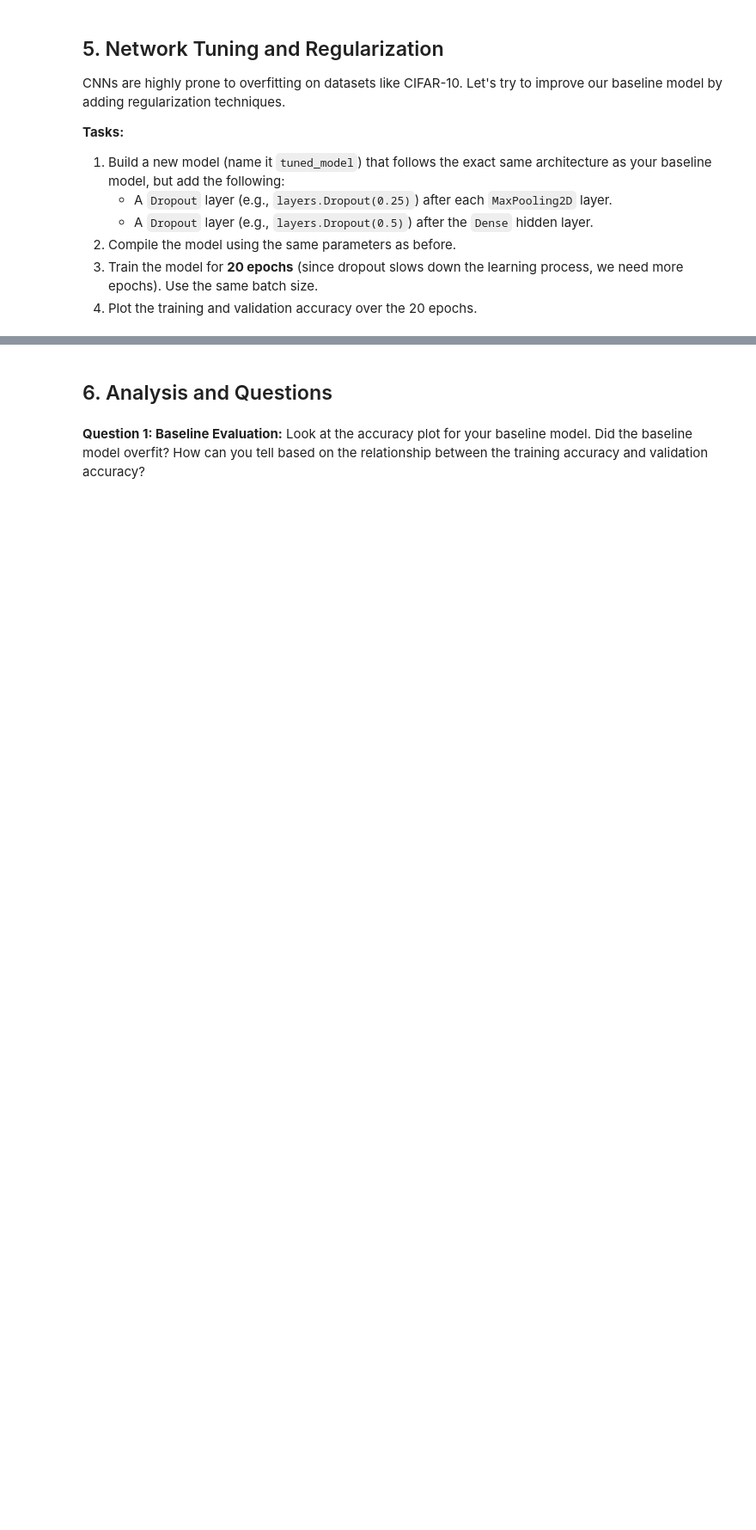
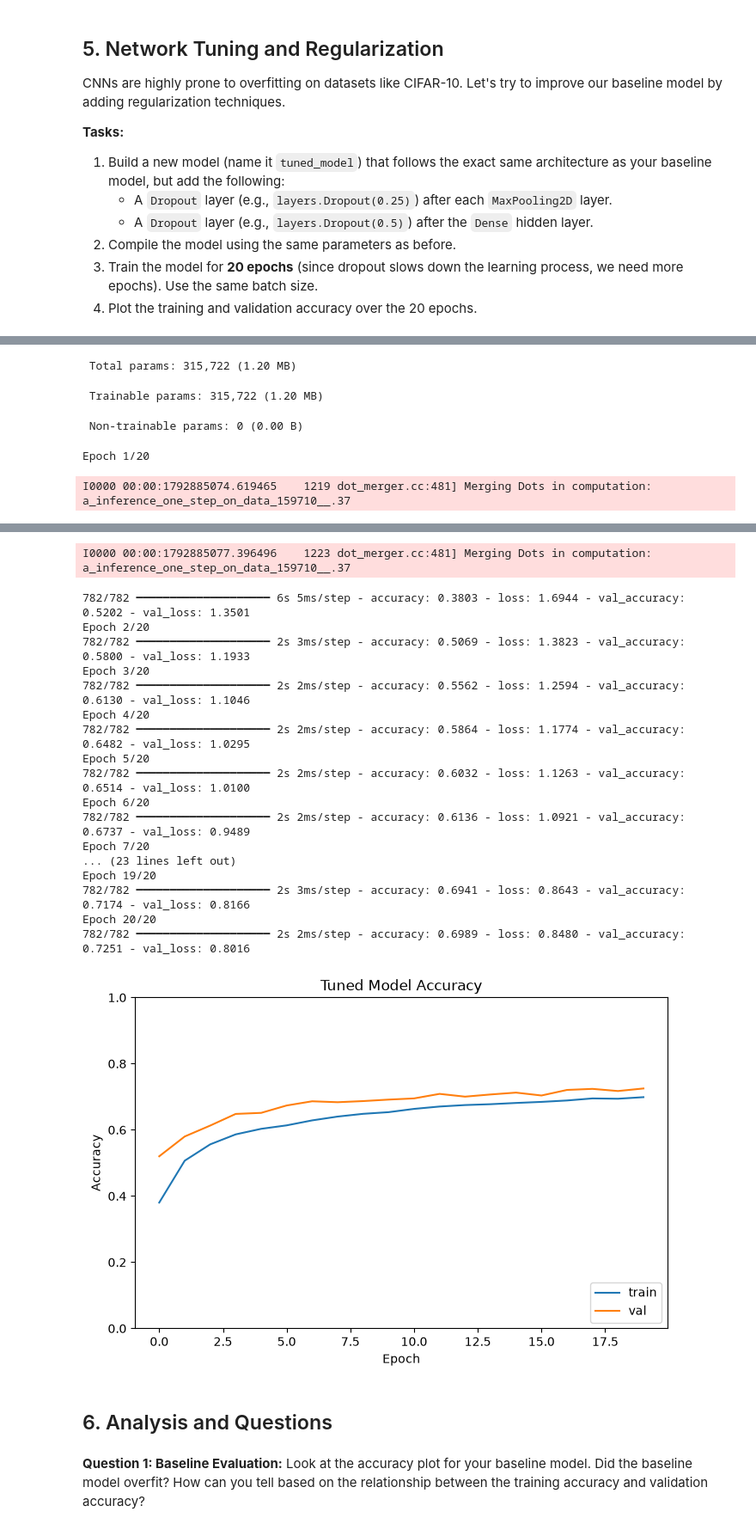
Before and after one commit to MehrabAzan/HW3---CNN, a Jupyter notebook: hw3.ipynb, the cells around one changed output, grey strips where cells are left out. Shown at 86% size. Drawn from its saved outputs; the diff is of its cells as text; code cells hidden in the pictures; blank space fills up the shorter version.

```diff
--- a/hw3.ipynb
+++ b/hw3.ipynb
@@ -128,7 +191,16 @@ def build_tuned_model():
     model = models.Sequential()
 
     # YOUR CODE HERE: Add the layers from the baseline, but include Dropout layers
-
+    model.add(layers.Conv2D(32, (3, 3), activation='relu', input_shape=(32, 32, 3)))
+    model.add(layers.MaxPooling2D((2, 2)))
+    model.add(layers.Dropout(0.25))
+    model.add(layers.Conv2D(64, (3, 3), activation='relu'))
+    model.add(layers.MaxPooling2D((2, 2)))
+    model.add(layers.Dropout(0.25))
+    model.add(layers.Flatten())
+    model.add(layers.Dense(128, activation='relu'))
+    model.add(layers.Dropout(0.5))
+    model.add(layers.Dense(10, activation='softmax'))
     return model
 
 tuned_model = build_tuned_model()
@@ -136,10 +208,10 @@ tuned_model.summary()
 
 # Compile the tuned model
 # YOUR CODE HERE
-
+tuned_model.compile(optimizer='adam', loss='categorical_crossentropy', metrics=['accuracy'])
 # Train the tuned model
 # YOUR CODE HERE
-# history_tuned = ...
+history_tuned = tuned_model.fit(x_train, y_train_cat, epochs=20, batch_size=64, validation_data=(x_test, y_test_cat))
 
 # Plot training and validation accuracy for the tuned model
 plt.figure(figsize=(8,5))
@@ -148,5 +220,8 @@ plt.title('Tuned Model Accuracy')
 plt.xlabel('Epoch')
 plt.ylabel('Accuracy')
 plt.ylim([0, 1])
+plt.plot(history_tuned.history['accuracy'], label='train')
+plt.plot(history_tuned.history['val_accuracy'], label='val')
 plt.legend(loc='lower right')
 plt.show()
+# %% [output]
@@ -152,0 +246,5 @@ plt.show()
+ Total params: 315,722 (1.20 MB)
+ Trainable params: 315,722 (1.20 MB)
+ Non-trainable params: 0 (0.00 B)
+Epoch 1/20
+I0000 00:00:1792885074.619465    1219 dot_merger.cc:481] Merging Dots in computation: a_inference_one_step_on_data_159710__.37
@@ -153,3 +252,22 @@ plt.show()
+I0000 00:00:1792885077.396496    1223 dot_merger.cc:481] Merging Dots in computation: a_inference_one_step_on_data_159710__.37
+782/782 ━━━━━━━━━━━━━━━━━━━━ 6s 5ms/step - accuracy: 0.3803 - loss: 1.6944 - val_accuracy: 0.5202 - val_loss: 1.3501
+Epoch 2/20
+782/782 ━━━━━━━━━━━━━━━━━━━━ 2s 3ms/step - accuracy: 0.5069 - loss: 1.3823 - val_accuracy: 0.5800 - val_loss: 1.1933
+Epoch 3/20
+782/782 ━━━━━━━━━━━━━━━━━━━━ 2s 2ms/step - accuracy: 0.5562 - loss: 1.2594 - val_accuracy: 0.6130 - val_loss: 1.1046
+Epoch 4/20
+782/782 ━━━━━━━━━━━━━━━━━━━━ 2s 2ms/step - accuracy: 0.5864 - loss: 1.1774 - val_accuracy: 0.6482 - val_loss: 1.0295
+Epoch 5/20
+782/782 ━━━━━━━━━━━━━━━━━━━━ 2s 2ms/step - accuracy: 0.6032 - loss: 1.1263 - val_accuracy: 0.6514 - val_loss: 1.0100
+Epoch 6/20
+782/782 ━━━━━━━━━━━━━━━━━━━━ 2s 2ms/step - accuracy: 0.6136 - loss: 1.0921 - val_accuracy: 0.6737 - val_loss: 0.9489
+Epoch 7/20
+... (23 lines left out)
+Epoch 19/20
+782/782 ━━━━━━━━━━━━━━━━━━━━ 2s 3ms/step - accuracy: 0.6941 - loss: 0.8643 - val_accuracy: 0.7174 - val_loss: 0.8166
+Epoch 20/20
+782/782 ━━━━━━━━━━━━━━━━━━━━ 2s 2ms/step - accuracy: 0.6989 - loss: 0.8480 - val_accuracy: 0.7251 - val_loss: 0.8016
+[figure, added]
 # %% [markdown]
 ## 6. Analysis and Questions
 # %% [markdown]
```
Also changed, not shown: parts of 10 cells of this notebook, 2 other files.
